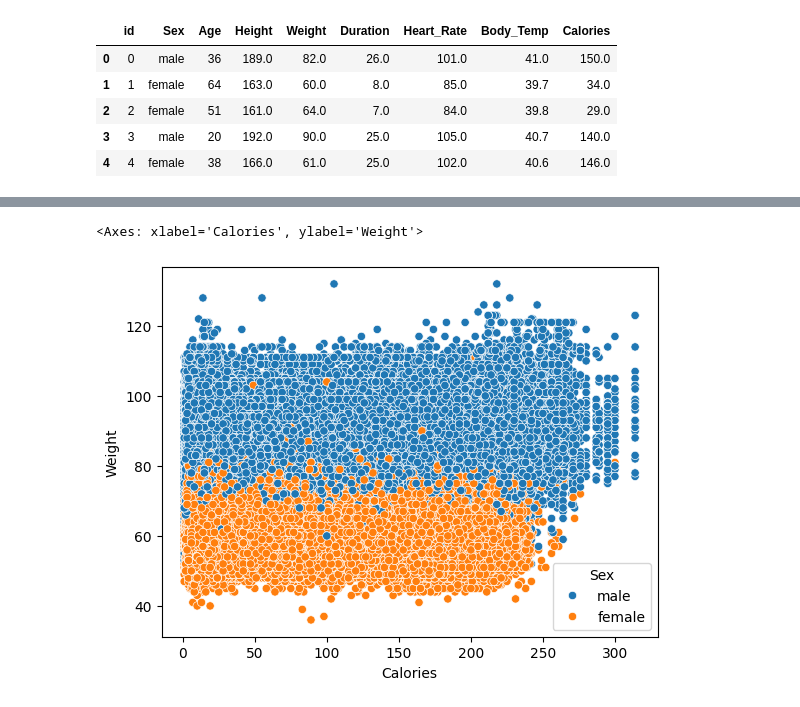
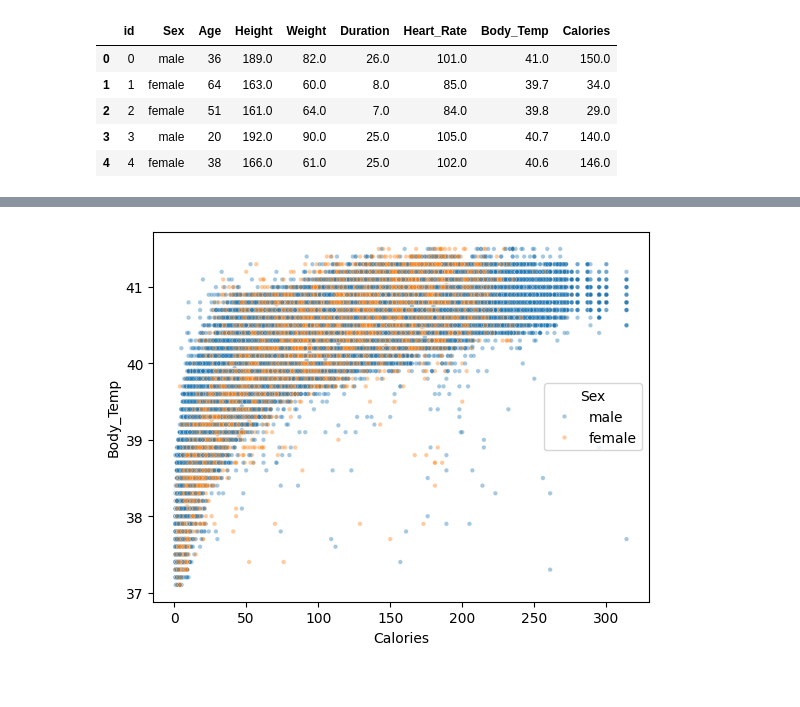
Before and after one commit to Abu-Taher01/Predict-Calorie-Expenditure, a Jupyter notebook: Welcome_To_Colab.ipynb, the cells around one changed output, grey strips where cells are left out. Cells and saved outputs as stored; diff of their text form; code cells hidden in the pictures.

```diff
--- a/Welcome_To_Colab.ipynb
+++ b/Welcome_To_Colab.ipynb
@@ -229,5 +230,4 @@ sns.boxplot(train_df,y='Calories')
 # %%
-sns.scatterplot(train_df,x='Calories',y='Weight',hue='Sex')
+sns.scatterplot(train_df,x='Calories',y='Body_Temp',hue='Sex',alpha=0.4,s=10);
 # %% [output]
-<Axes: xlabel='Calories', ylabel='Weight'>
-[figure, old version]
+[figure, new version]
```
Also changed, not shown: parts of 2 cells of this notebook.
